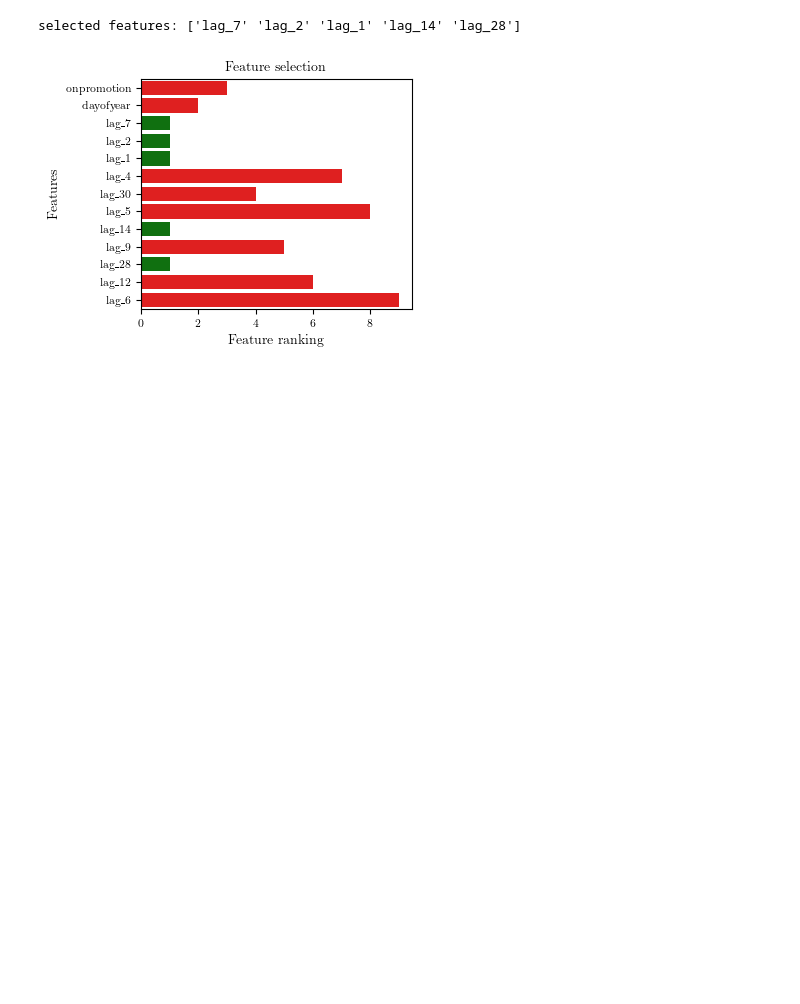
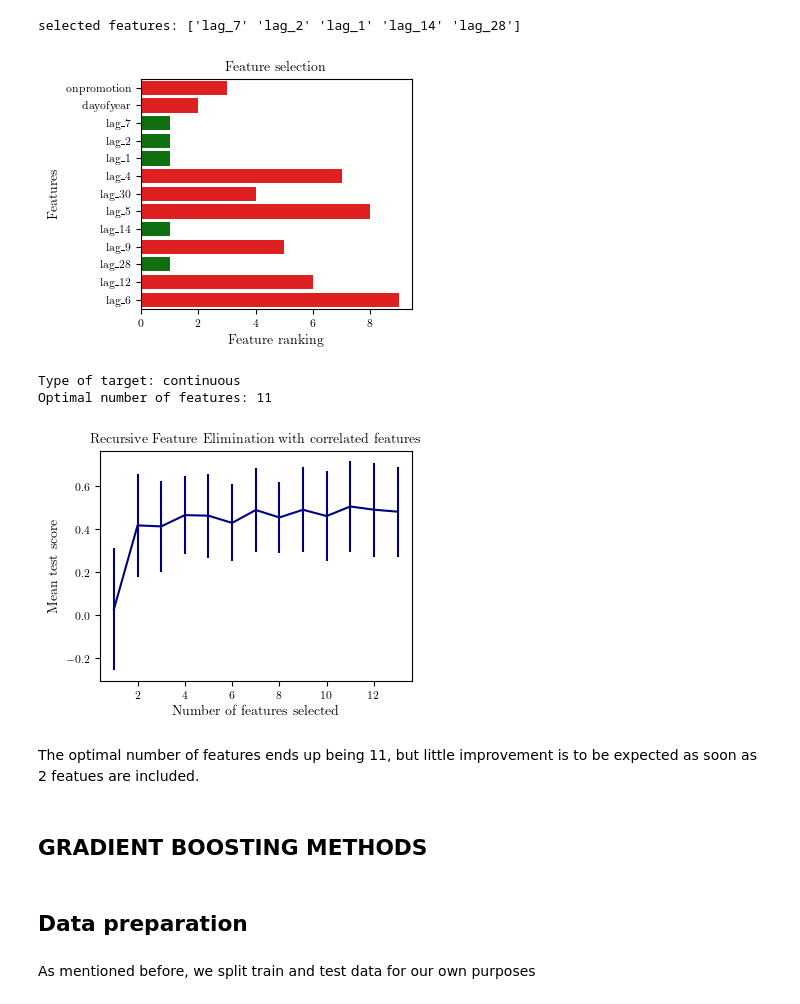
Before and after one commit to bertlem/kaggle-store-sales-ts-forecasting, a Jupyter notebook: data_forecasting_average_sales.ipynb, the cells around one changed output. Saved outputs shown, nothing was run; the diff lists cells and outputs as text; code cells hidden in the pictures; blank space fills up the shorter version.

Commit message:
Added gradient boosting

```diff
--- a/data_forecasting_average_sales.ipynb
+++ b/data_forecasting_average_sales.ipynb
@@ -793,0 +847,52 @@ selected features: ['lag_7' 'lag_2' 'lag_1' 'lag_14' 'lag_28']
+# %%
+def feature_selection_withcv(X, y, path, cm):
+
+    # Recursive feature elimination with cross-validation to select features
+
+    from sklearn.feature_selection import RFECV
+    from sklearn.model_selection import KFold
+    from sklearn.linear_model import RidgeCV
+    from xgboost.sklearn import XGBRegressor
+
+    from sklearn.utils.multiclass import type_of_target
+    print(f"Type of target: {type_of_target(y)}")
+
+    min_features_to_select = 1  # Minimum number of features to consider
+
+    xgb = XGBRegressor()
+    ridge = RidgeCV() # estimator with a fit method that provides information about feature importance
+
+    cv = KFold(5)    # cross-validation splitting strategy.
+                     # Splits into K folds, trains on K-1 and then tests on the left-out.
+
+    rfecv = RFECV(
+        estimator=xgb,
+        step=1,
+        cv=cv,
+        scoring="r2",
+        min_features_to_select=min_features_to_select,
+        n_jobs=4,
+    )
+
+    rfecv.fit(X, y)
+    optimal_n_feat = rfecv.n_features_
+
+    print(f"Optimal number of features: {optimal_n_feat }")
+
+    plot_outcome_rfecv(rfecv, path_plots, 'rfecv_feature_selection.pdf', cm)
+
+    return rfecv, optimal_n_feat
+# %%
+rfecv, optimal_n_feat = feature_selection_withcv(Xprom, y, path_plots, cm)
+# %% [output]
+Type of target: continuous
+Optimal number of features: 11
+[figure, added]
+# %% [markdown]
+The optimal number of features ends up being 11, but little improvement is to be expected as soon as 2 featues are included.
+# %% [markdown]
+## GRADIENT BOOSTING METHODS
+# %% [markdown]
+## Data preparation
+# %% [markdown]
+As mentioned before, we split train and test data for our own purposes
```
Also changed, not shown: parts of 63 cells of this notebook, 12 other files.
